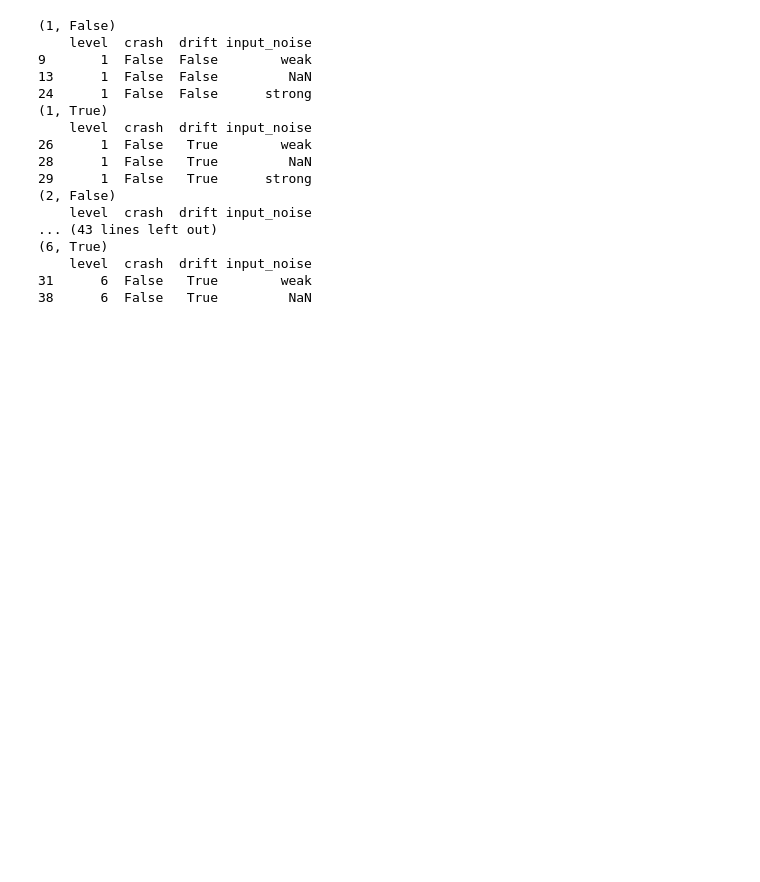
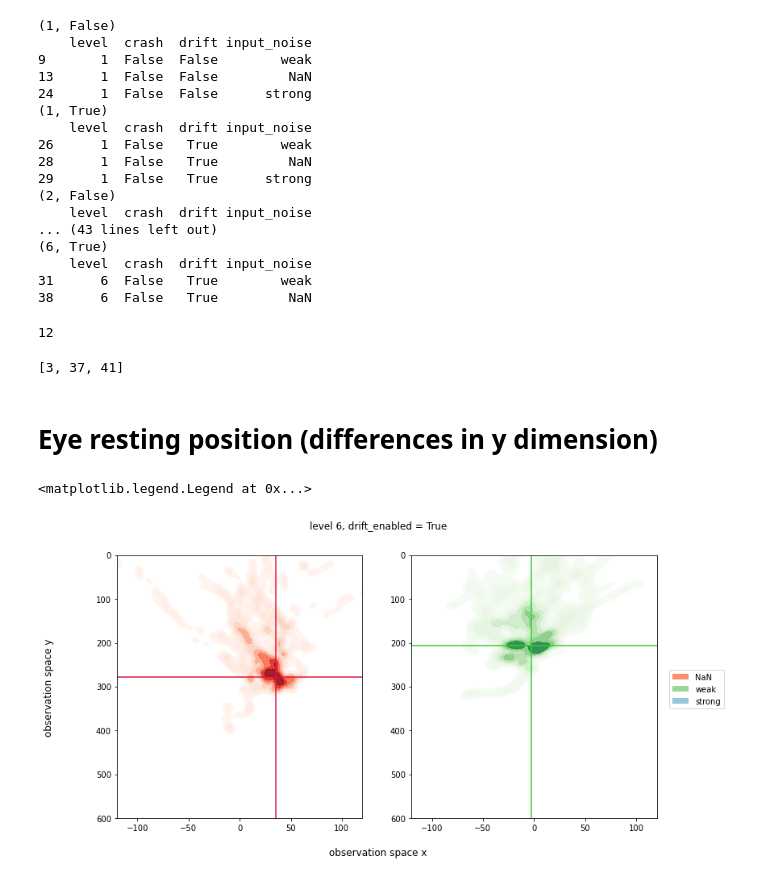
Before and after one commit to nilsheinrich/eye_movement_analysis_moonlander, a Jupyter notebook: data_analysis.ipynb, the cells around one changed output. Cells and saved outputs as stored; diff of their text form; code cells hidden in the pictures; blank space fills up the shorter version.

```diff
--- a/data_analysis.ipynb
+++ b/data_analysis.ipynb
@@ -510,4 +540,66 @@ for name_of_the_group, group in grouped:
 31      6  False   True        weak
 38      6  False   True         NaN
 # %%
-trial_config_combinations = [[9, 13, 24], [26, 28, 29], [12, 21, 34], [6, 10, 16], [14, 25, 39], [0, 5, 33], [11, 19, 40], [1, 20, 22], [18, 35, 42], [4, 15, 43], [3, 37, 42], [31, 38]]
+trial_config_combinations = [[9, 13, 24], [26, 28, 29], [12, 21, 34], [6, 10, 16], [14, 25, 39], [0, 5, 33], [11, 19, 40], [1, 20, 22], [18, 35, 42], [4, 15, 43], [3, 37, 41], [31, 38]]
+len(trial_config_combinations)
+# %% [output]
+12
+# %%
+trial_config_combinations[10]
+# %% [output]
+[3, 37, 41]
+# %% [markdown]
+# Eye resting position (differences in y dimension)
+# %%
+runs = [38, 31]
+
+fig, axs = plt.subplots(1, len(runs), figsize=(12, 6))
+fig.suptitle(f"level 6, drift_enabled = True")
+
+fig.supxlabel("observation space x")
+fig.supylabel("observation space y")
+
+# Plotting
+colors = ["crimson", "limegreen", "lightskyblue"]
+color_maps = ["Reds", "Greens", "Blues"]
+input_noise_magnitude = ["NaN", "weak", "strong"]
+counter = 0
+
+for run, ax in zip(runs, axs.ravel()):
+
+    # axis labels
+    ax.set_xlabel(" ")
+    ax.set_ylabel(" ")
+
+    ax.set_xlim([-120, 120])
+    ax.set_ylim([0, 600])
+
+    ax.invert_yaxis()
+
+    eye_data = pd.read_csv(f'eye_data/pilot4_eye_tracking_output_{run:0>2}.csv', index_col=False)
+    eye_data = pre_process_eye_data(eye_data)
+
+    fixations = eye_data[eye_data["Fixation"] == 1.0]
+
+    heatmap_left = sns.kdeplot(x=fixations.converging_eye_x,
+                               y=fixations.converging_eye_y,
+                               cmap=color_maps[counter],
+                               shade=True,
+                               alpha=0.9,
+                               bw_adjust=0.4,
+                               ax=ax)
+
+    y_coord = point_estimate(fixations.converging_eye_y)[0]
+    ax.axhline(y_coord, color=colors[counter])
+    x_coord = point_estimate(fixations.converging_eye_x)[0]
+    ax.axvline(x_coord, color=colors[counter])
+
+    counter += 1
+
+handles = [mpatches.Patch(facecolor=plt.cm.Reds(100), label=input_noise_magnitude[0]),
+           mpatches.Patch(facecolor=plt.cm.Greens(100), label=input_noise_magnitude[1]),
+           mpatches.Patch(facecolor=plt.cm.Blues(100), label=input_noise_magnitude[2])]
+fig.legend(handles=handles, loc='center right')
+# %% [output]
+<matplotlib.legend.Legend at 0x...>
+[figure, added]
```
Also changed, not shown: parts of 25 cells of this notebook, 1 other file.
